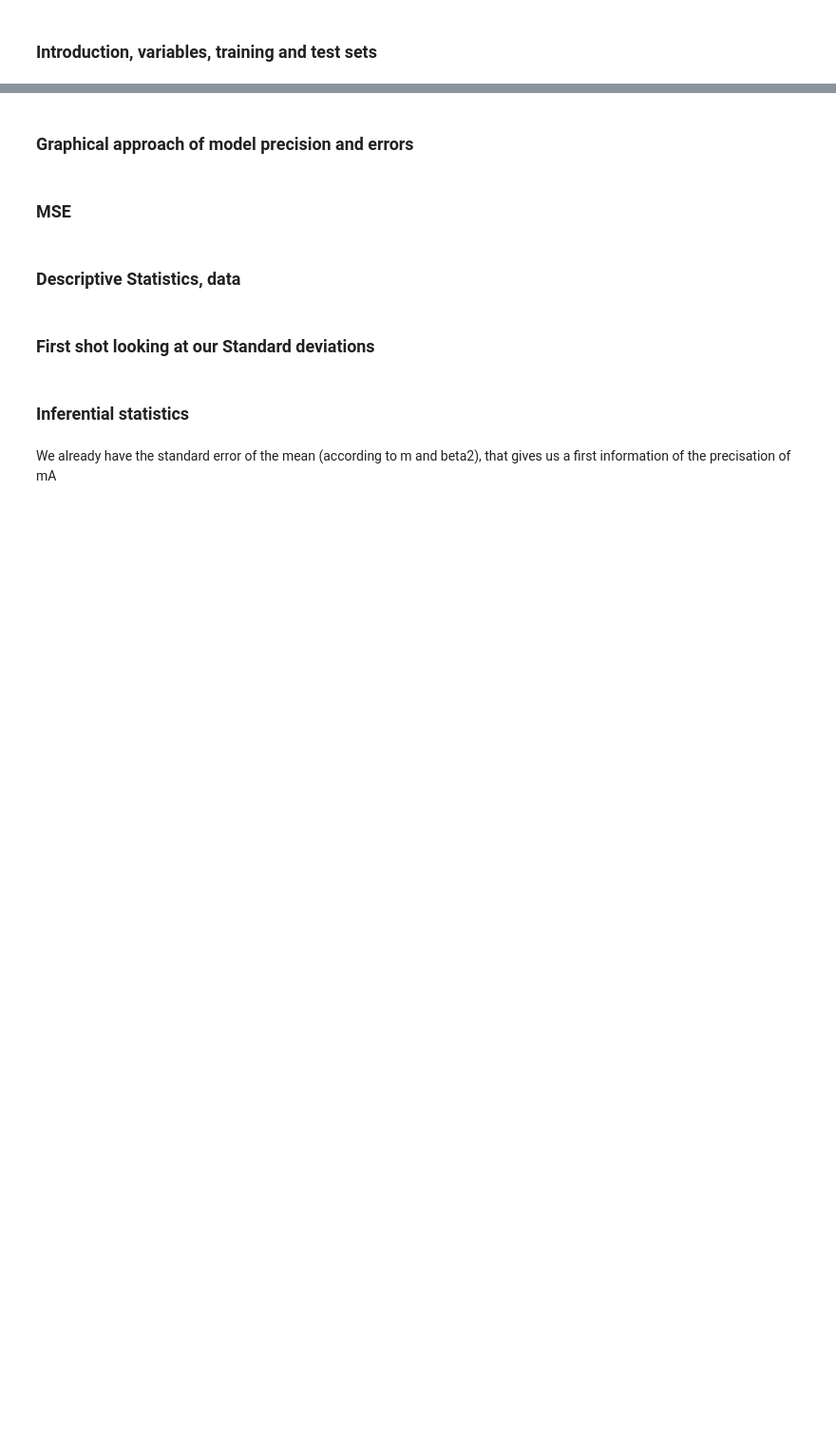
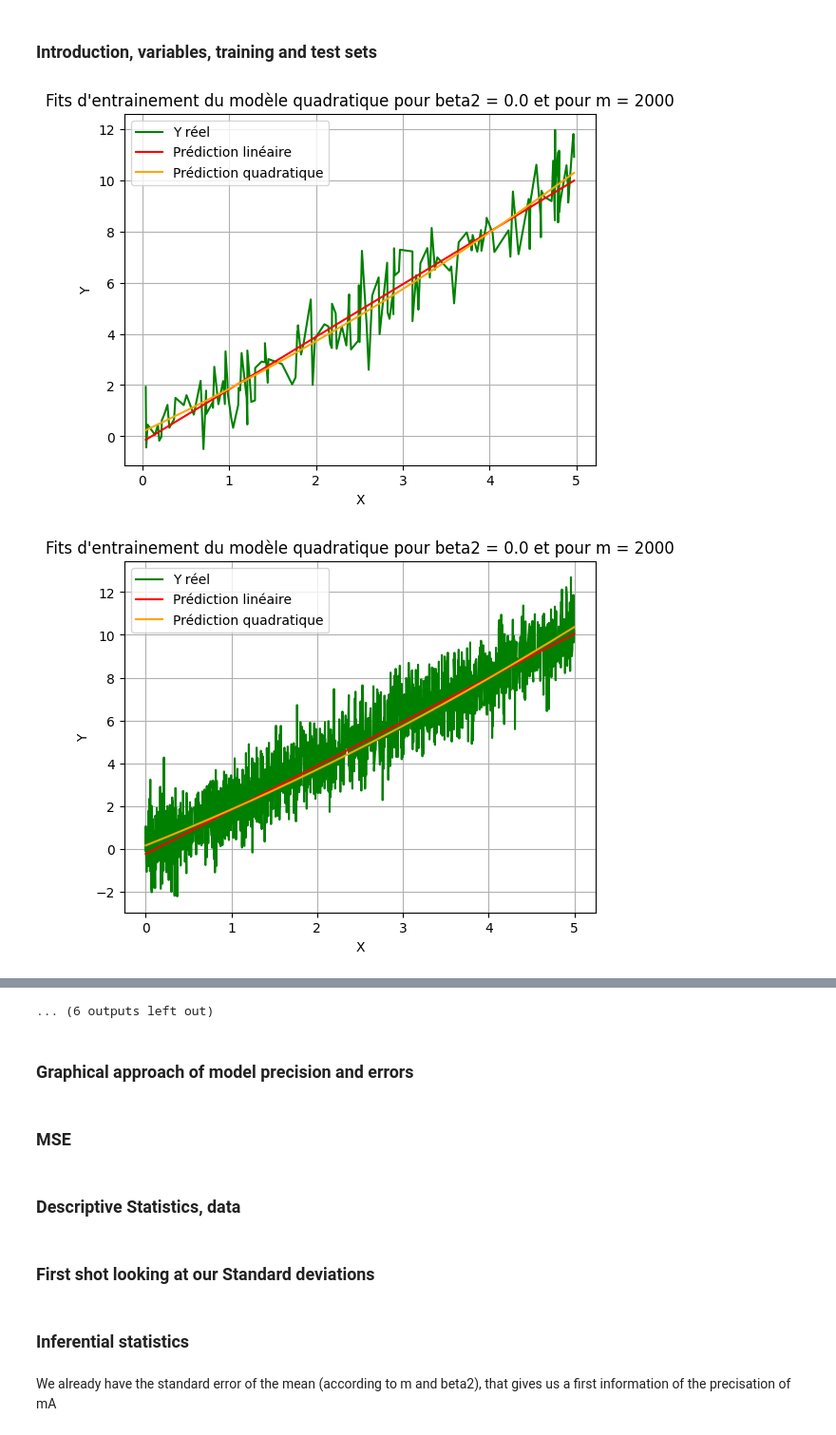
Before and after one commit to AntoineGilsonGH/The-Design-and-Analysis-of-Benchmark-Experiments, a Jupyter notebook: I0_Simplification.ipynb, the cells around one changed output, grey strips where cells are left out. Shown at 95% size. Cells and saved outputs as stored; diff of their text form; code cells hidden in the pictures; blank space fills up the shorter version.

```diff
--- a/I0_Simplification.ipynb
+++ b/I0_Simplification.ipynb
@@ -119,0 +154,75 @@ def print_training_test_sets_hist(n=150, m=2000, seed=42):
+# %%
+def print_training_test_sets_3(): # Modèles fitted
+
+      n = 150
+      m = 2000
+
+      np.random.seed(42)
+      beta1 = 2
+      epsilon = np.random.normal(0, 1, n + m)
+      x = np.random.uniform(0, 5, n + m)
+
+      x_train = x[:n]
+      x_test = x[n:n+m]
+
+      epsilon_train = epsilon[:n]
+      epsilon_test = epsilon[n:n+m]
+
+      for beta2 in beta2_values:
+
+
+          y_train = beta1 * x_train + beta2 * x_train**2 + epsilon_train
+          y_test = beta1 * x_test + beta2 * x_test**2 + epsilon_test
+
+           # Linear Model : A
+          model_a = LinearRegression().fit(x_train.reshape(-1, 1), y_train)
+          y_pred_a = model_a.predict(x_test.reshape(-1, 1))
+          pa = (y_test - y_pred_a)**2
+
+          coef_a = model_a.coef_[0]
+          intercept_a = model_a.intercept_
+
+          # Quadratic Model : B
+          x_train_quad = np.column_stack((x_train, x_train**2))
+          x_test_quad = np.column_stack((x_test, x_test**2))
+
+          model_b = LinearRegression().fit(x_train_quad, y_train)
+          y_pred_b = model_b.predict(x_test_quad)
+          pb = (y_test - y_pred_b)**2
+
+          coef_b = model_b.coef_
+          intercept_b = model_b.intercept_
+
+          y = beta1*x + beta2*x**2 +epsilon
+          eq_a = intercept_a + coef_a * x
+          eq_a_train = intercept_a + coef_a * x_train
+          eq_a_test = intercept_a + coef_a * x_test
+          eq_b = intercept_b + coef_b[0] * x + coef_b[1] * x**2
+          eq_b_train = intercept_b + coef_b[0] * x_train + coef_b[1] * x_train**2
+          eq_b_test = intercept_b + coef_b[0] * x_test + coef_b[1] * x_test**2
+
+          plt.figure() # Fits des modèles
+          plt.title("Fits d'entrainement du modèle quadratique pour " f"beta2 = {beta2}" " et pour "f"m = {m}" )
+          plt.plot(x_train[np.argsort(x_train)], y_train[np.argsort(x_train)], label = "Y réel", color = "green")
+          plt.plot(x_train[np.argsort(x_train)], eq_a_train[np.argsort(x_train)], label = "Prédiction linéaire", color = "Red")
+          plt.plot(x_train[np.argsort(x_train)], eq_b_train[np.argsort(x_train)], label = "Prédiction quadratique", color = "Orange")
+          plt.xlabel("X")
+          plt.ylabel("Y")
+          plt.grid()
+          plt.legend()
+          plt.show()
+
+
+          plt.figure() # Fits des modèles
+          plt.title("Fits d'entrainement du modèle quadratique pour " f"beta2 = {beta2}" " et pour "f"m = {m}" )
+          plt.plot(x_test[np.argsort(x_test)], y_test[np.argsort(x_test)], label = "Y réel", color = "green")
+          plt.plot(x_test[np.argsort(x_test)], eq_a_test[np.argsort(x_test)], label = "Prédiction linéaire", color = "Red")
+          plt.plot(x_test[np.argsort(x_test)], eq_b_test[np.argsort(x_test)], label = "Prédiction quadratique", color = "Orange")
+          plt.xlabel("X")
+          plt.ylabel("Y")
+          plt.grid()
+          plt.legend()
+          plt.show()
+# %% [output]
+[figure, added]
+[figure, added]
@@ -120,3 +239,4 @@ def print_training_test_sets_hist(n=150, m=2000, seed=42):
+... (6 outputs left out)
 # %% [markdown]
 ### Graphical approach of model precision and errors
 # %%
```
Also changed, not shown: parts of 4 cells of this notebook, 1 other file.
